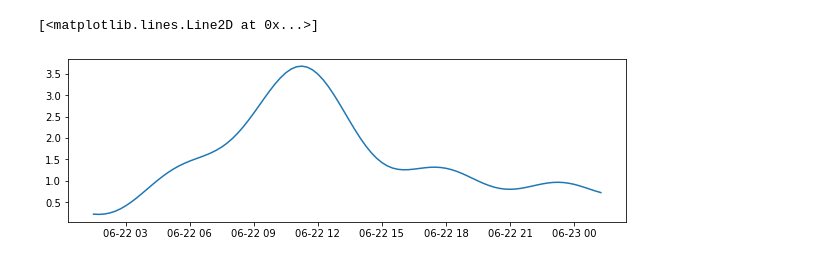
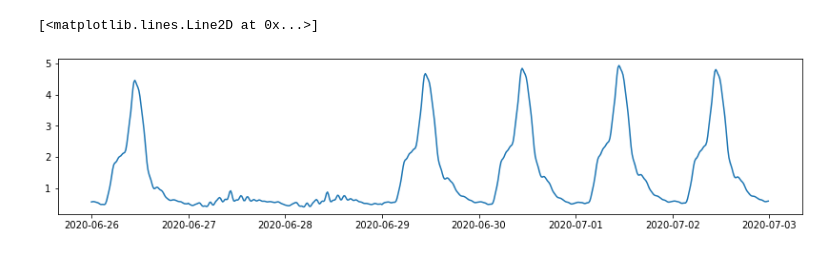
Before and after one commit to tgymnich/MensaForecast, a Jupyter notebook: forecast.ipynb, the cells around one changed output. Drawn from its saved outputs; the diff is of its cells as text; code cells hidden in the pictures.

```diff
--- a/forecast.ipynb
+++ b/forecast.ipynb
@@ -25,0 +38,9 @@ future = m.make_future_dataframe(periods=30, freq='H')
+# %%
+def is_workday(ds):
+    return ds.dayofweek < 5
+# %%
+df["ds"] = pd.to_datetime(df["ds"],unit='s')
+df["y"] = np.log(df["y"]+1)
+df["is_workday"] = df["ds"].apply(is_workday)
+df["is_weekend"] = -df["ds"].apply(is_workday)
+df
@@ -25,0 +70,6 @@ future = m.make_future_dataframe(periods=30, freq='H')
+# %%
+m = Prophet(changepoint_prior_scale=0.02, daily_seasonality=20, weekly_seasonality=10)
+m.add_country_holidays(country_name='DE')
+m.add_seasonality(name='on_workdays', period=1, fourier_order=5, condition_name='is_workday')
+m.add_seasonality(name='on_weekends', period=1, fourier_order=3, condition_name='is_weekend')
+m.fit(df)
@@ -47,5 +124,7 @@ fig2 = m.plot_components(forecast)
 # %%
-future_today = m.make_future_dataframe(periods=96, freq='15T', include_history=False)
+future_today = m.make_future_dataframe(periods=672, freq='15T', include_history=False)
+future_today["is_workday"] = future_today["ds"].apply(is_workday)
+future_today["is_weekend"] = -future_today["ds"].apply(is_workday)
 today_forecast = m.predict(future_today)
 # %%
 m.plot_components(today_forecast)
@@ -57,8 +138,8 @@ today_forecast_only = today_forecast.filter(["ds", "yhat"])
 # %%
 import matplotlib.pyplot as plt
 
-plt.figure(figsize=(10, 3))
+plt.figure(figsize=(14, 3))
 plt.plot(today_forecast_only["ds"], today_forecast_only["yhat"])
 # %% [output]
 [<matplotlib.lines.Line2D at 0x...>]
-[figure, old version]
+[figure, new version]
```
Also changed, not shown: parts of 15 cells of this notebook.
